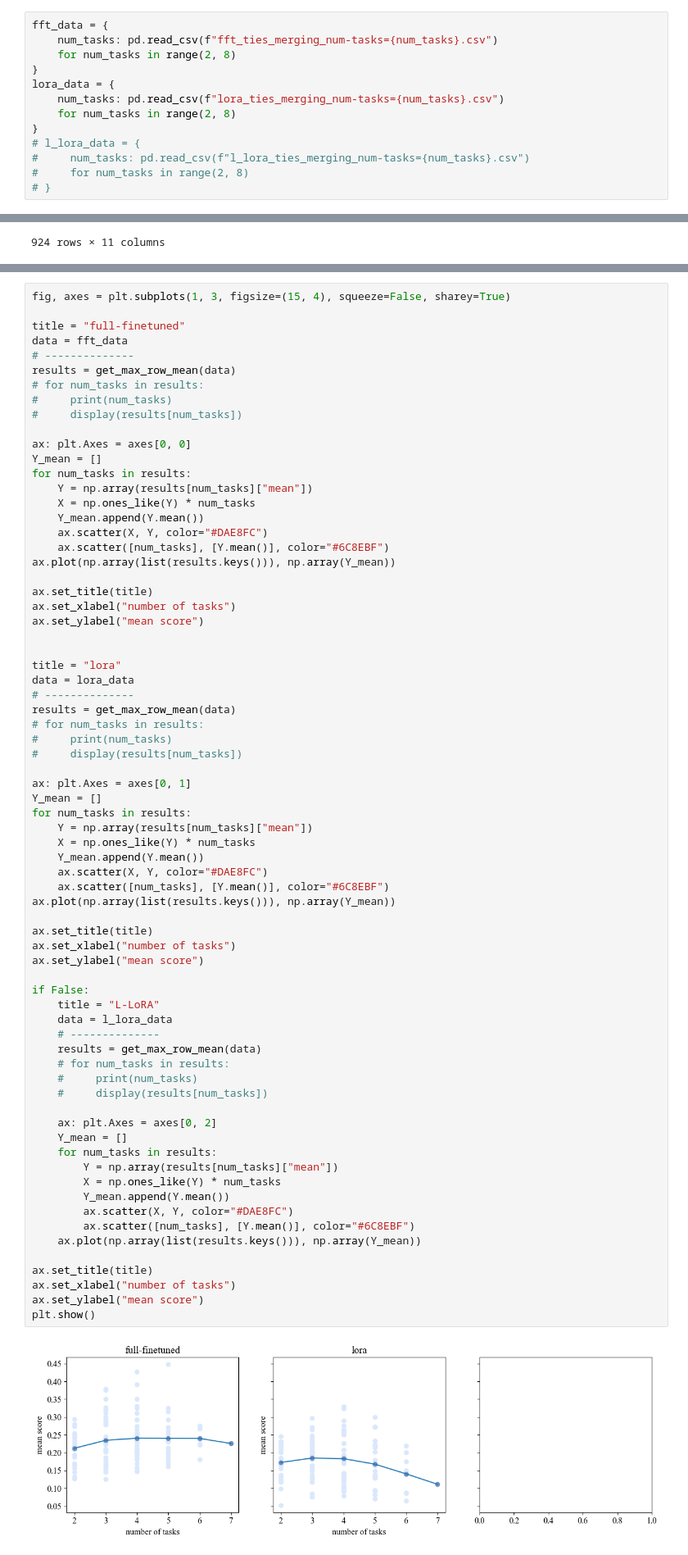
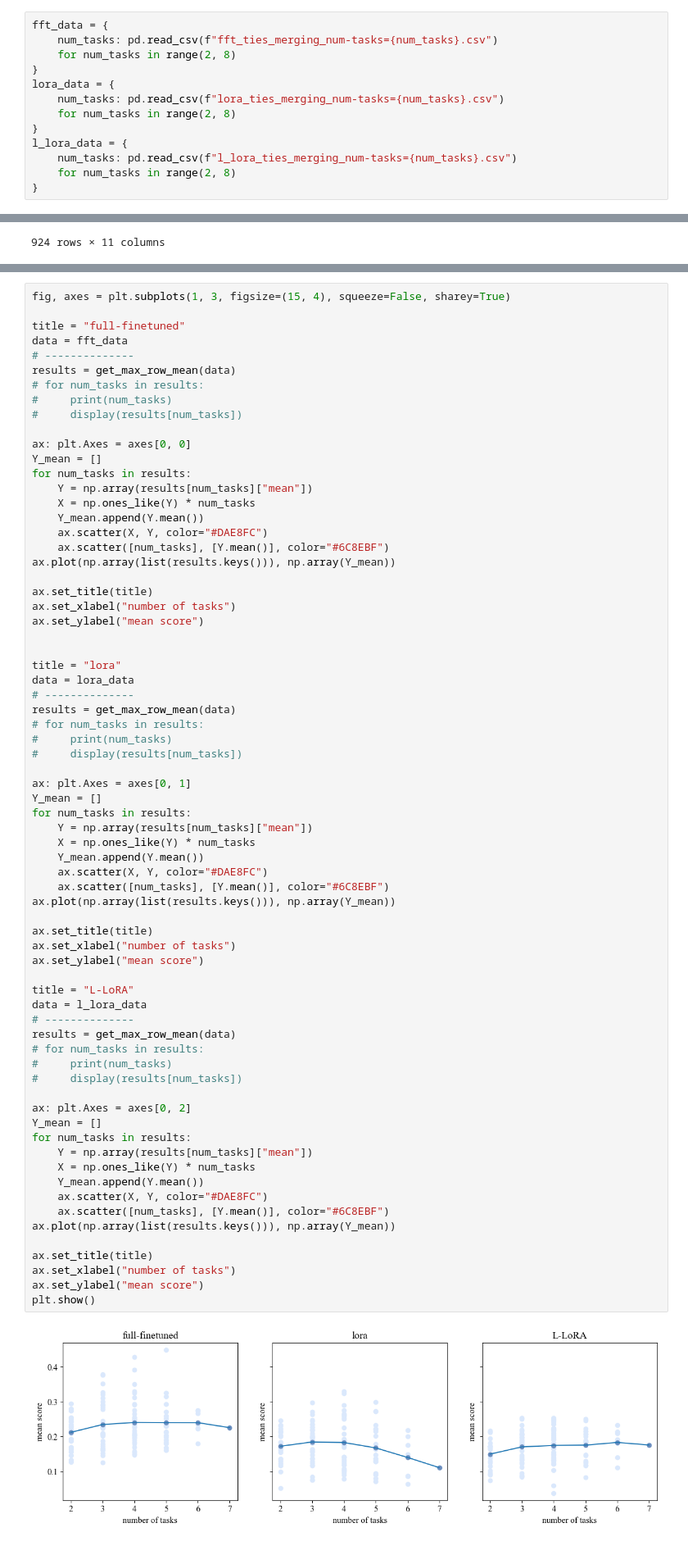
Before and after one commit to tanganke/peta, a Jupyter notebook: results/flan-t5-base/task_addition.ipynb, the cells around one changed output, grey strips where cells are left out. Shown at 82% size. Cells and saved outputs as stored; diff of their text form.

```diff
--- a/results/flan-t5-base/task_addition.ipynb
+++ b/results/flan-t5-base/task_addition.ipynb
@@ -496,10 +496,10 @@ lora_data = {
     num_tasks: pd.read_csv(f"lora_ties_merging_num-tasks={num_tasks}.csv")
     for num_tasks in range(2, 8)
 }
-# l_lora_data = {
-#     num_tasks: pd.read_csv(f"l_lora_ties_merging_num-tasks={num_tasks}.csv")
-#     for num_tasks in range(2, 8)
-# }
+l_lora_data = {
+    num_tasks: pd.read_csv(f"l_lora_ties_merging_num-tasks={num_tasks}.csv")
+    for num_tasks in range(2, 8)
+}
 # %%
 fft_data[2]
 # %% [output]
@@ -630,48 +630,47 @@ ax.set_ylabel("mean score")
 
 title = "lora"
 data = lora_data
 # --------------
 results = get_max_row_mean(data)
 # for num_tasks in results:
 #     print(num_tasks)
 #     display(results[num_tasks])
 
 ax: plt.Axes = axes[0, 1]
 Y_mean = []
 for num_tasks in results:
     Y = np.array(results[num_tasks]["mean"])
     X = np.ones_like(Y) * num_tasks
     Y_mean.append(Y.mean())
     ax.scatter(X, Y, color="#DAE8FC")
     ax.scatter([num_tasks], [Y.mean()], color="#6C8EBF")
 ax.plot(np.array(list(results.keys())), np.array(Y_mean))
 
 ax.set_title(title)
 ax.set_xlabel("number of tasks")
 ax.set_ylabel("mean score")
 
-if False:
-    title = "L-LoRA"
-    data = l_lora_data
-    # --------------
-    results = get_max_row_mean(data)
-    # for num_tasks in results:
-    #     print(num_tasks)
-    #     display(results[num_tasks])
+title = "L-LoRA"
+data = l_lora_data
+# --------------
+results = get_max_row_mean(data)
+# for num_tasks in results:
+#     print(num_tasks)
+#     display(results[num_tasks])
 
-    ax: plt.Axes = axes[0, 2]
-    Y_mean = []
-    for num_tasks in results:
-        Y = np.array(results[num_tasks]["mean"])
-        X = np.ones_like(Y) * num_tasks
-        Y_mean.append(Y.mean())
-        ax.scatter(X, Y, color="#DAE8FC")
-        ax.scatter([num_tasks], [Y.mean()], color="#6C8EBF")
-    ax.plot(np.array(list(results.keys())), np.array(Y_mean))
+ax: plt.Axes = axes[0, 2]
+Y_mean = []
+for num_tasks in results:
+    Y = np.array(results[num_tasks]["mean"])
+    X = np.ones_like(Y) * num_tasks
+    Y_mean.append(Y.mean())
+    ax.scatter(X, Y, color="#DAE8FC")
+    ax.scatter([num_tasks], [Y.mean()], color="#6C8EBF")
+ax.plot(np.array(list(results.keys())), np.array(Y_mean))
 
 ax.set_title(title)
 ax.set_xlabel("number of tasks")
 ax.set_ylabel("mean score")
 plt.show()
 # %% [output]
-[figure, old version]
+[figure, new version]
```
Also changed, not shown: parts of 3 cells of this notebook, 2 other files.
